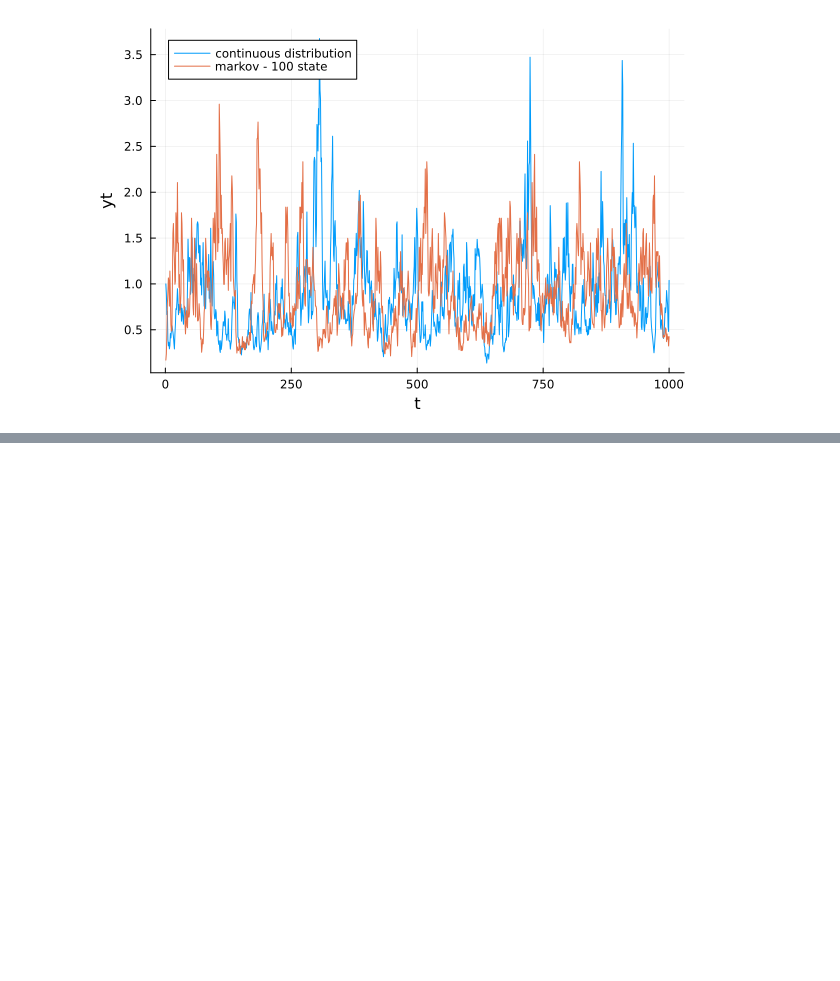
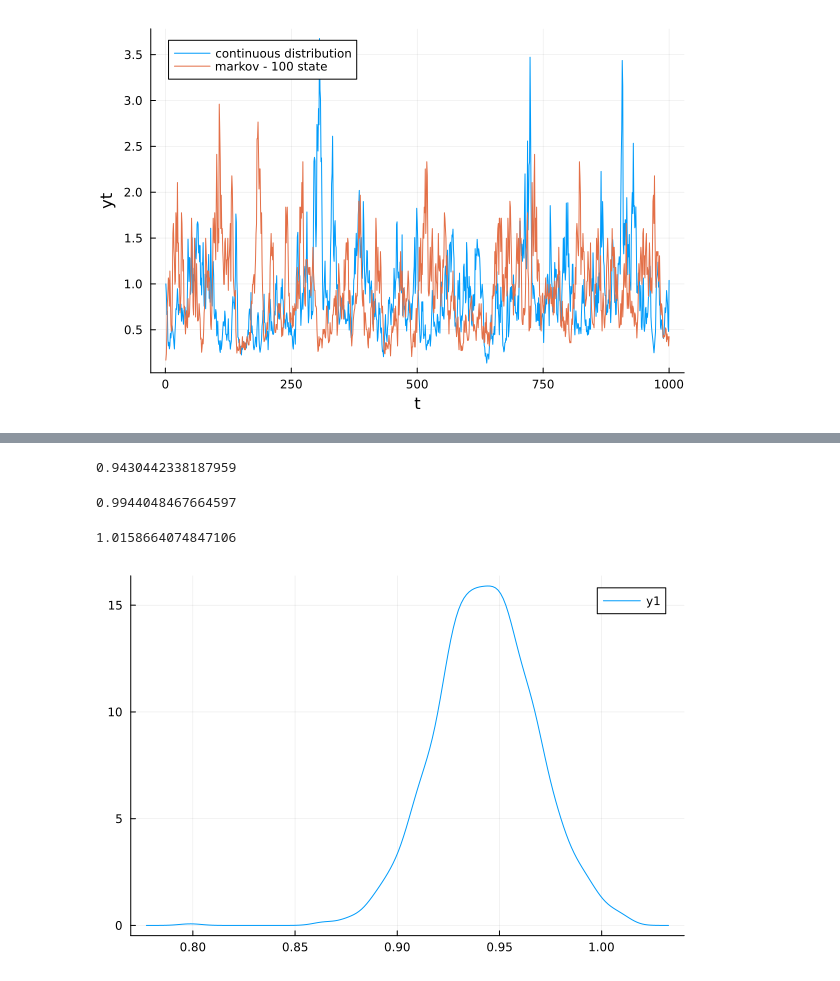
Before and after one commit to emmerola/PSC_macro, a Jupyter notebook: merola_psC_toShare.ipynb, the cells around one changed output, grey strips where cells are left out. Cells and saved outputs as stored; diff of their text form; code cells hidden in the pictures; blank space fills up the shorter version.

```diff
--- a/merola_psC_toShare.ipynb
+++ b/merola_psC_toShare.ipynb
@@ -208,0 +465,22 @@ b = plot(a, tgrid, ygrid100, label = "markov - 100 state", xlabel="t", ylabel="y
+# %%
+mean(σC1)
+# %% [output]
+0.9430442338187959
+# %%
+mean(σC2)
+# %% [output]
+0.9944048467664597
+# %%
+mean(σC5)
+# %% [output]
+1.0158664074847106
+# %%
+# the pattern we are seeing above is the OPPOSITE of what I would have expected. Still need to troubleshoot.
+
+# Plotting for sanity checks
+sig1 = density(vec(σC1))
+# Plotting, out of curiosity
+    #As a sanity check: Plot of the different standard deviation estimates we get
+    # (If T and Sims were larger, this plot would be even narrower I bet!)
+# %% [output]
+[figure, added]
```
Also changed, not shown: parts of 20 cells of this notebook.
